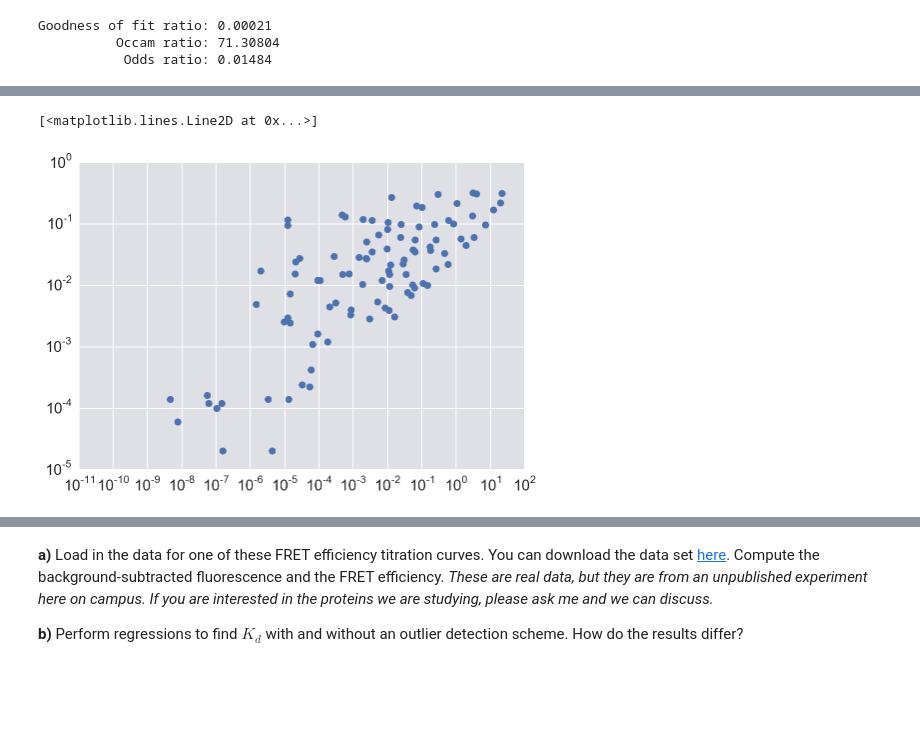
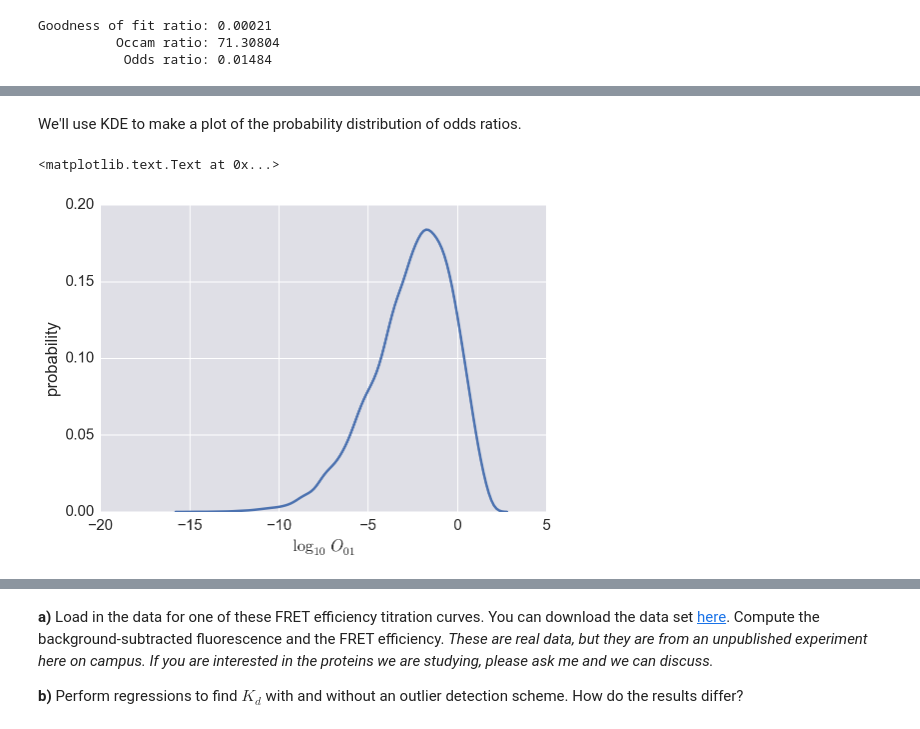
Before and after one commit to justinbois/bebi103, a Jupyter notebook: homework/hw5_solution.ipynb, the cells around one changed output, grey strips where cells are left out. Saved outputs shown, nothing was run; the diff lists cells and outputs as text; code cells hidden in the pictures; blank space fills up the shorter version.

```diff
--- a/homework/hw5_solution.ipynb
+++ b/homework/hw5_solution.ipynb
@@ -781,16 +848,12 @@ for i in range(n_new_data):
 # %%
-# In case you'r worried about choice of p-value, let's do it with Welch's
 n_new_data = 10000
-p_values = np.empty(n_new_data)
+odds = np.empty(n_new_data)
+
+# Do calcs!
 for i in range(n_new_data):
     # Generate new data
     new_wt = new_data(mu_wt, var_wt, len(wt))
     new_mut = new_data(mu_mut, var_mut, len(mut))
 
-    # Compute the observed mu and var
-    new_mu_wt = new_wt.mean()
-    new_var_wt = new_wt.var(ddof=1)
-    new_mu_mut = new_mut.mean()
-    new_var_mut = new_mut.var(ddof=1)
-
-    p_values[i] = st.ttest_ind(new_wt, new_mut, equal_var=False)[1]
+    # Compute odds ratio
+    odds[i] = np.exp(log_odds_ratio(new_wt, new_mut, 0, 60, 1/60, 60)[-1])
@@ -801,6 +859,0 @@ _ = plt.hist(np.log10(p_values), bins=100)
-# %%
-plt.loglog(odds, p_values, 'o')
-# plt.semilogx(odds, np.arange(100), 'o')
-# %% [output]
-[<matplotlib.lines.Line2D at 0x...>]
-[figure, removed]
@@ -863,0 +860,9 @@ plt.plot(x_2, y_2, '.')
+# %% [markdown]
+We'll use KDE to make a plot of the probability distribution of odds ratios.
+# %%
+_ = sns.kdeplot(np.log10(odds), kernel='gau', bw='Scott')
+plt.xlabel(r'$\log_{10} \,O_{01}$')
+plt.ylabel('probability')
+# %% [output]
+<matplotlib.text.Text at 0x...>
+[figure, added]
```
Also changed, not shown: parts of 80 cells of this notebook.
